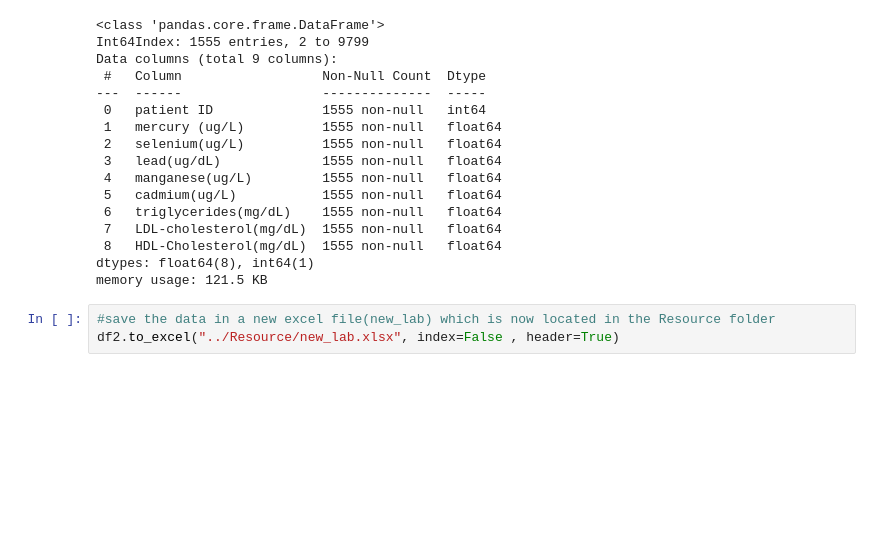
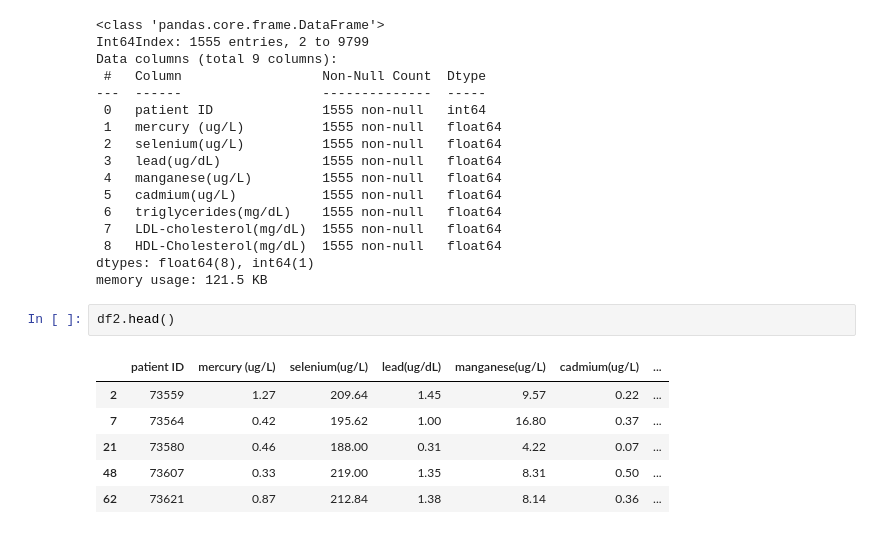
Before and after one commit to pietrostolf/Metals-Cardiovascular-Disease, a Jupyter notebook: codes/MetalHeart Synthesis.ipynb, the cells around one changed output. Drawn from its saved outputs; the diff is of its cells as text; blank space fills up the shorter version.

```diff
--- a/codes/MetalHeart Synthesis.ipynb
+++ b/codes/MetalHeart Synthesis.ipynb
@@ -84,6 +84,12 @@ Data columns (total 9 columns):
  8   HDL-Cholesterol(mg/dL)  1555 non-null   float64
 dtypes: float64(8), int64(1)
 memory usage: 121.5 KB
-# %%
-#save the data in a new excel file(new_lab) which is now located in the Resource folder
-df2.to_excel("../Resource/new_lab.xlsx", index=False , header=True)
+# %%
+df2.head()
+# %% [output]
+|  | patient ID | mercury (ug/L) | selenium(ug/L) | lead(ug/dL) | manganese(ug/L) | cadmium(ug/L) | ... |
+| 2 | 73559 | 1.27 | 209.64 | 1.45 | 9.57 | 0.22 | ... |
+| 7 | 73564 | 0.42 | 195.62 | 1.00 | 16.80 | 0.37 | ... |
+| 21 | 73580 | 0.46 | 188.00 | 0.31 | 4.22 | 0.07 | ... |
+| 48 | 73607 | 0.33 | 219.00 | 1.35 | 8.31 | 0.50 | ... |
+| 62 | 73621 | 0.87 | 212.84 | 1.38 | 8.14 | 0.36 | ... |
```
Also changed, not shown: parts of 7 cells of this notebook, 1 other file.
